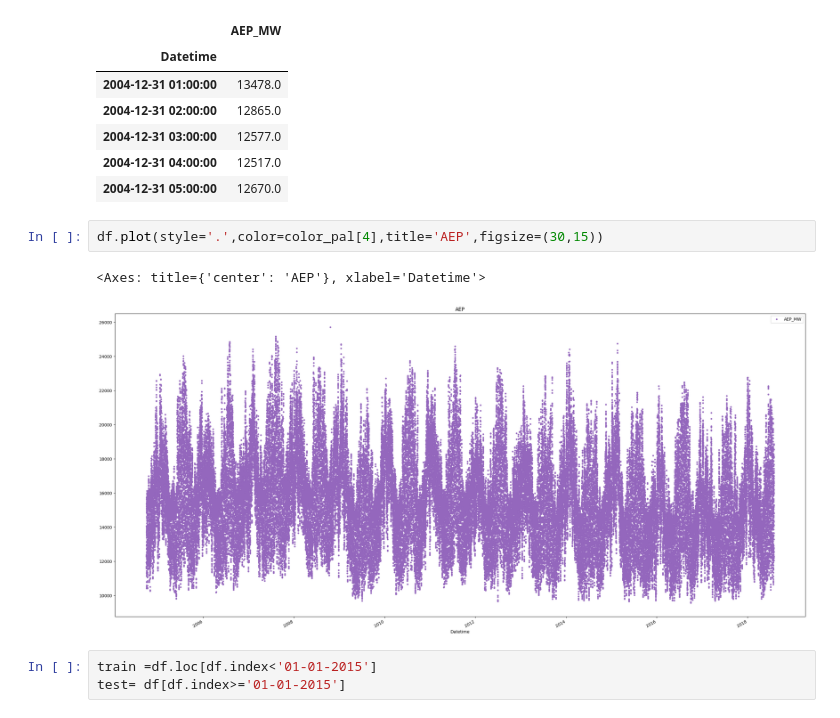
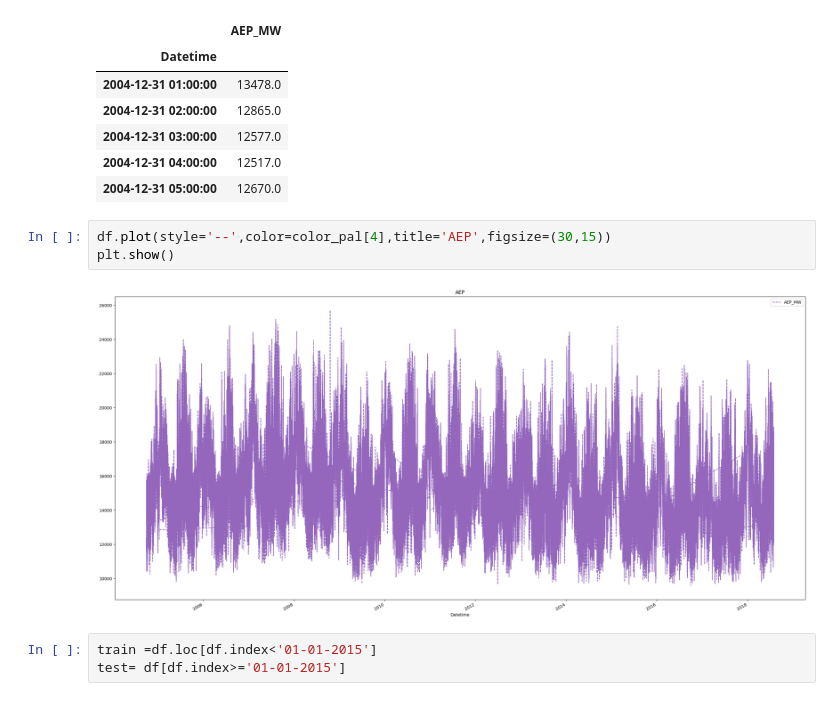
Before and after one commit to aguchhait-stack/API-Call, a Jupyter notebook: Times_Series.ipynb, the cells around one changed output. Cells and saved outputs as stored; diff of their text form.

```diff
--- a/Times_Series.ipynb
+++ b/Times_Series.ipynb
@@ -46,10 +46,10 @@ df.head()
 | 2004-12-31 04:00:00 | 12517.0 |
 | 2004-12-31 05:00:00 | 12670.0 |
 # %%
-df.plot(style='.',color=color_pal[4],title='AEP',figsize=(30,15))
+df.plot(style='--',color=color_pal[4],title='AEP',figsize=(30,15))
+plt.show()
 # %% [output]
-<Axes: title={'center': 'AEP'}, xlabel='Datetime'>
-[figure, old version]
+[figure, new version]
 # %%
 train =df.loc[df.index<'01-01-2015']
 test= df[df.index>='01-01-2015']
```
Also changed, not shown: parts of 3 cells of this notebook.
